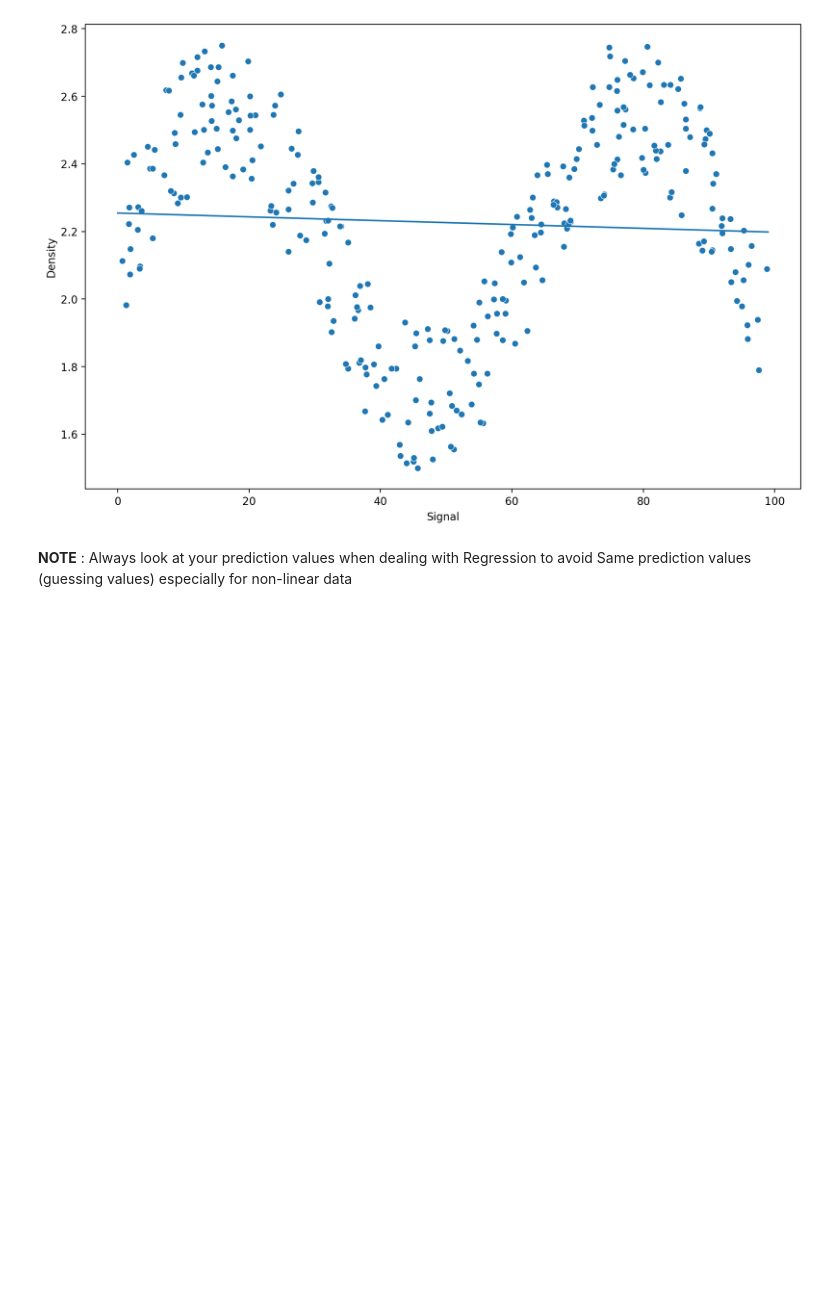
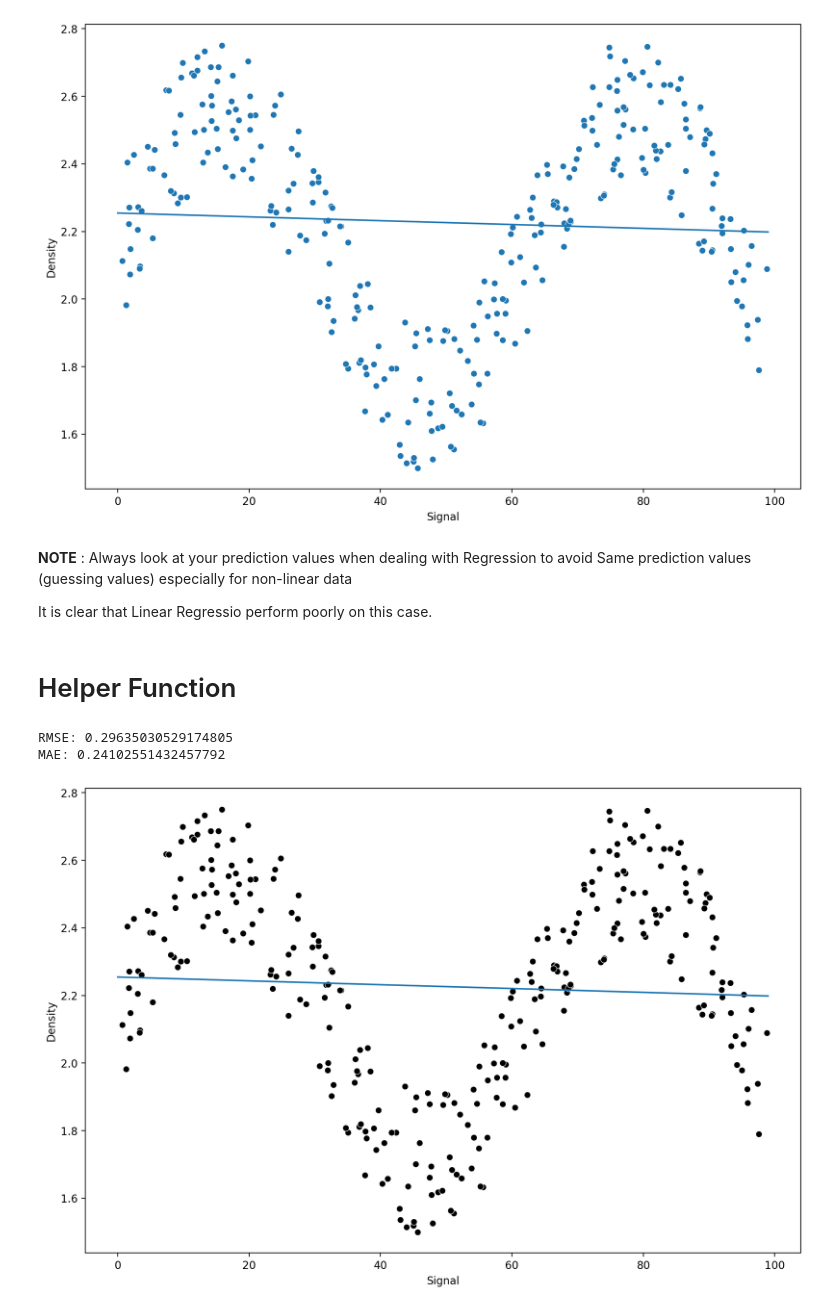
Before and after one commit to ZahrizhalAli/Artificial-Boring-Tunnel-Linear-Regression-model, a Jupyter notebook: [MYSELF]-03_RandomForestRegression.ipynb, the cells around one changed output. Cells and saved outputs as stored; diff of their text form; code cells hidden in the pictures; blank space fills up the shorter version.

Commit message:
Add more models

```diff
--- a/[MYSELF]-03_RandomForestRegression.ipynb
+++ b/[MYSELF]-03_RandomForestRegression.ipynb
@@ -22,7 +22,7 @@ import numpy as np
 import matplotlib.pyplot as plt
 import seaborn as sns
 # %%
-df = pd.read_csv('../DATA/rock_density_xray.csv')
+df = pd.read_csv('../../DATA/rock_density_xray.csv')
 # %%
 df.head()
 # %% [output]
@@ -127,3 +127,34 @@ plt.plot(signal_range, signal_preds)
 [figure]
 # %% [markdown]
 **NOTE** :  Always look at your prediction values when dealing with Regression to avoid Same prediction values (guessing values) especially for non-linear data
+
+It is clear that Linear Regressio perform poorly on this case.
+# %% [markdown]
+# Helper Function
+# %%
+def run_model(model, X_train, y_train, X_test, y_test):
+    # FIT THE MODEL
+    model.fit(X_train, y_train)
+
+    # GET METRICS
+    preds = model.predict(X_test)
+    rmse = np.sqrt(mean_squared_error(y_test,   preds))
+    mae = mean_absolute_error(y_test, y_preds)
+    print(f"RMSE: {rmse}")
+    print(f"MAE: {mae}")
+
+    # PLOT RESULTS MODEL SIGNAL RANGE
+    signal_range = np.arange(0,100)
+    signal_preds = model.predict(signal_range.reshape(-1,1))
+
+    plt.figure(figsize=(12, 8), dpi=200)
+    sns.scatterplot(x='Signal',  y='Density', data=df, color='black')
+
+    plt.plot(signal_range, signal_preds)
+# %%
+model = LinearRegression()
+run_model(model, X_train, y_train, X_test, y_test)
+# %% [output]
+RMSE: 0.29635030529174805
+MAE: 0.24102551432457792
+[figure, added]
```
Also changed, not shown: parts of 16 cells of this notebook.
